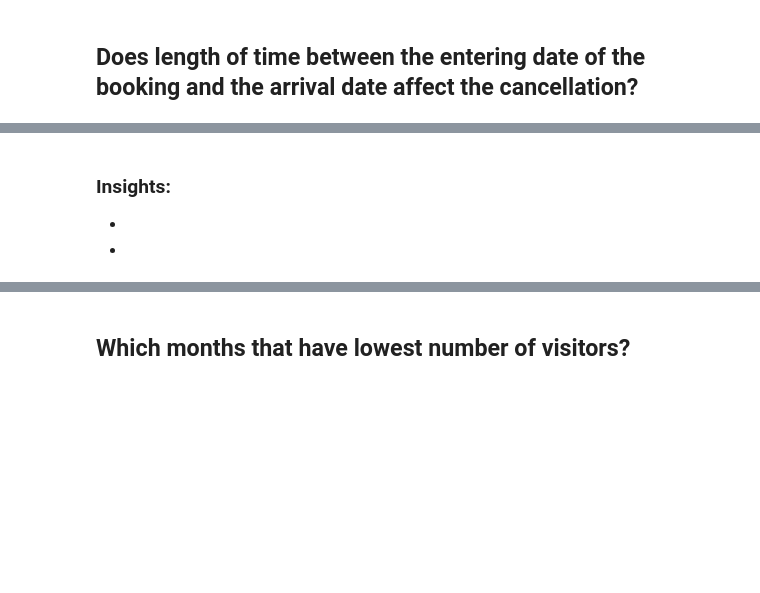
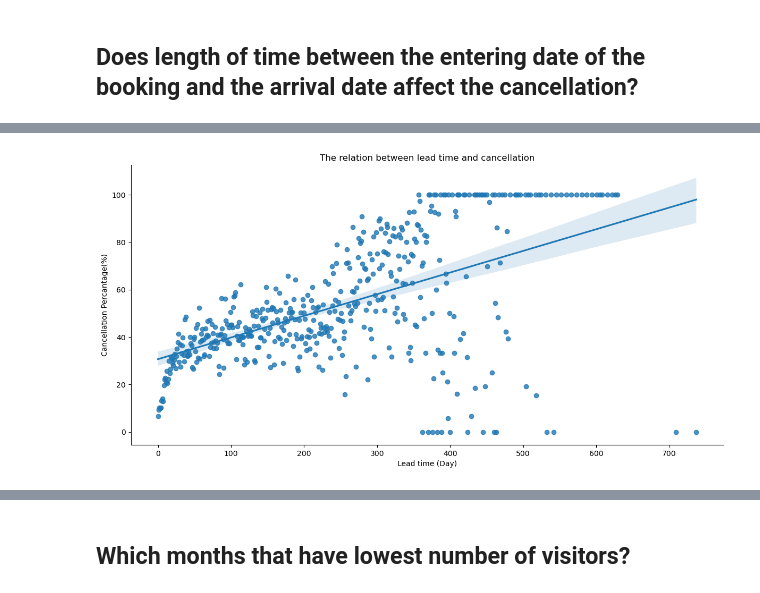
Before and after one commit to munirah-khalid/CV_Lab, a Jupyter notebook: CV_Assignment.ipynb, the cells around one changed output, grey strips where cells are left out. Drawn from its saved outputs; the diff is of its cells as text; code cells hidden in the pictures; blank space fills up the shorter version.

```diff
--- a/CV_Assignment.ipynb
+++ b/CV_Assignment.ipynb
@@ -119,4 +119,13 @@ df.describe(include='object')
-# %% [markdown]
-### Insights:
--
--
+# %%
+cancelation = pd.crosstab(df['lead_time'],df['is_canceled']).reset_index()
+cancelation.rename({0:'Not Canceled',1:'Canceled'}, inplace=True, axis=1)
+total_records = cancelation['Canceled']+cancelation['Not Canceled']
+cancelation['Percentage'] = (cancelation['Canceled']/total_records)*100
+# cancelation
+# %%
+sns.lmplot(data=cancelation,x='lead_time',y='Percentage', height=6, aspect=2, palette=sns.color_palette('flare'))
+plt.title('The relation between lead time and cancellation')
+plt.xlabel('Lead time (Day)')
+plt.ylabel('Cancellation Percantage(%)');
+# %% [output]
+[figure, added]
```
Also changed, not shown: parts of 32 cells of this notebook.
